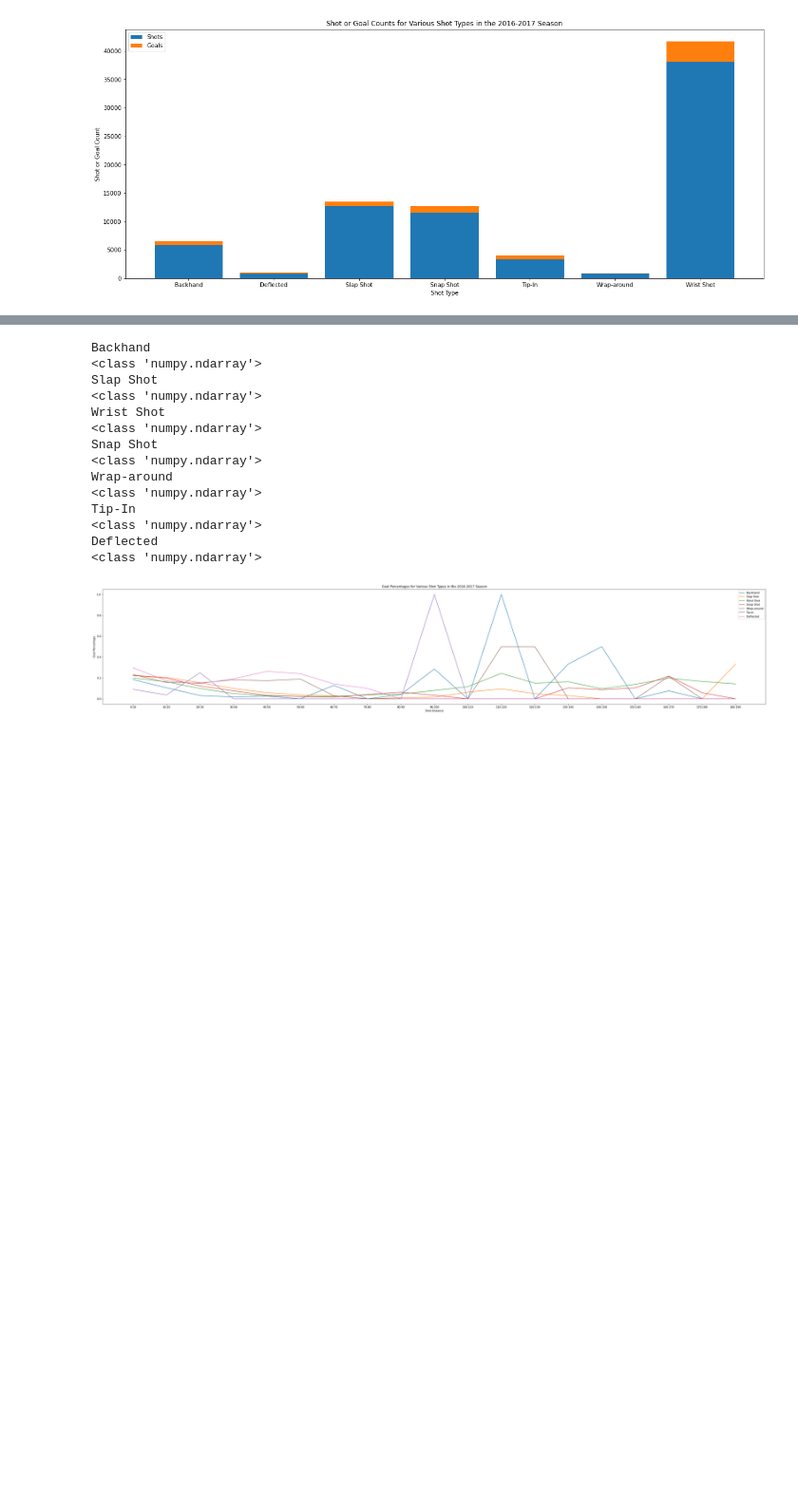
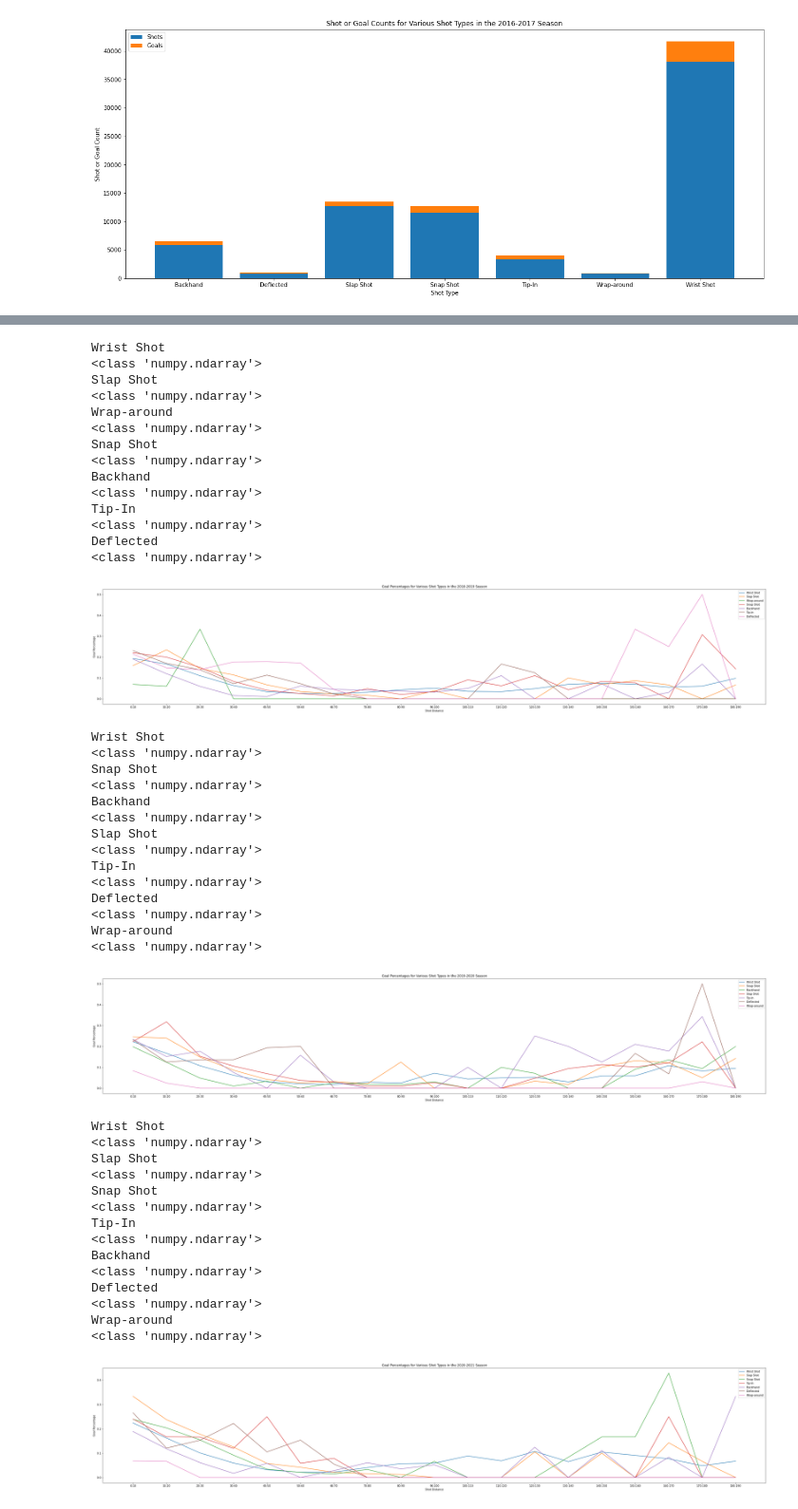
Before and after one commit to IreneZhou0129/IFT6758_m1, a Jupyter notebook: ift6758/data/q5.ipynb, the cells around one changed output, grey strips where cells are left out. Shown at 95% size. Drawn from its saved outputs; the diff is of its cells as text; code cells hidden in the pictures; blank space fills up the shorter version.

Commit message:
produced more figures

```diff
--- a/ift6758/data/q5.ipynb
+++ b/ift6758/data/q5.ipynb
@@ -435,20 +473,52 @@ def q5_3(year):
     plt.title(f"Goal Percentages for Various Shot Types in the {int(year)}-{int(year)+1} Season")
     plt.show()
 # %%
-q5_3('2016')
+q5_3('2018')
+q5_3('2019')
+q5_3('2020')
 # %% [output]
-Backhand
+Wrist Shot
 <class 'numpy.ndarray'>
 Slap Shot
 <class 'numpy.ndarray'>
-Wrist Shot
+Wrap-around
 <class 'numpy.ndarray'>
 Snap Shot
 <class 'numpy.ndarray'>
-Wrap-around
+Backhand
 <class 'numpy.ndarray'>
 Tip-In
 <class 'numpy.ndarray'>
 Deflected
 <class 'numpy.ndarray'>
-[figure, old version]
+[figure, new version]
+Wrist Shot
+<class 'numpy.ndarray'>
+Snap Shot
+<class 'numpy.ndarray'>
+Backhand
+<class 'numpy.ndarray'>
+Slap Shot
+<class 'numpy.ndarray'>
+Tip-In
+<class 'numpy.ndarray'>
+Deflected
+<class 'numpy.ndarray'>
+Wrap-around
+<class 'numpy.ndarray'>
+[figure, added]
+Wrist Shot
+<class 'numpy.ndarray'>
+Slap Shot
+<class 'numpy.ndarray'>
+Snap Shot
+<class 'numpy.ndarray'>
+Tip-In
+<class 'numpy.ndarray'>
+Backhand
+<class 'numpy.ndarray'>
+Deflected
+<class 'numpy.ndarray'>
+Wrap-around
+<class 'numpy.ndarray'>
+[figure, added]
```
Also changed, not shown: parts of 1 cell of this notebook.
